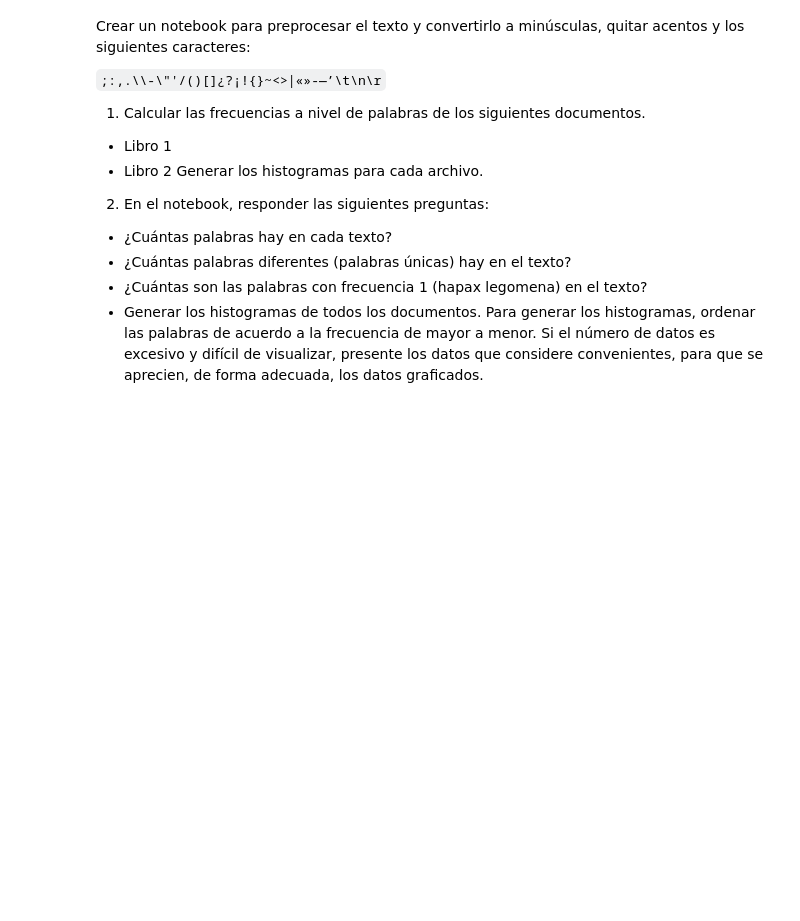
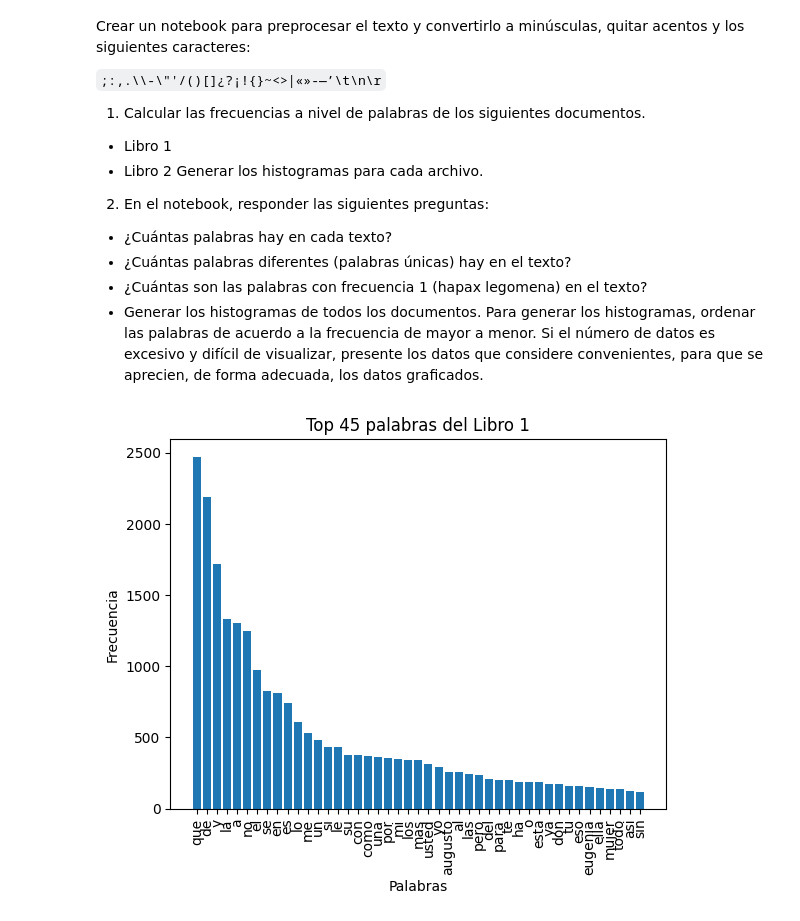
Before and after one commit to IzLuis/Maestria, a Jupyter notebook: Procesamiento de Información/Tareas/Tarea 2/Izquierdo_Luis_Entrega1B2.ipynb, the cells around one changed output. Saved outputs shown, nothing was run; the diff lists cells and outputs as text; code cells hidden in the pictures; blank space fills up the shorter version.

```diff
--- a/Procesamiento de Información/Tareas/Tarea 2/Izquierdo_Luis_Entrega1B2.ipynb
+++ b/Procesamiento de Información/Tareas/Tarea 2/Izquierdo_Luis_Entrega1B2.ipynb
@@ -72,3 +72,29 @@ text_5 = file.read()
 file.close()
 text_5 = text_5.lower()
 text_5 = re.sub(r"[;:,.\-\"'/\(\)\[\]¿?¡!\{\}~<>|«»-—’\t\n\r]", "", text_5)
+# %%
+
+def frecuencia(text, top_n):
+  palabras = re.findall(r'\w+', text)
+  frecuencia = {}
+  for palabra in palabras:
+    frecuencia[palabra] = frecuencia.get(palabra, 0) + 1
+
+  frecuencia = sorted(frecuencia.items(), key=lambda item: item[1], reverse=True)
+  return frecuencia[:top_n]
+# %%
+import matplotlib.pyplot as plt
+
+def histograma(word_frec, nombre, n):
+  palabras, frecuencia = zip(*word_frec)
+  plt.bar(palabras, frecuencia)
+  plt.xlabel("Palabras")
+  plt.ylabel("Frecuencia")
+  plt.title(f"Top {n} palabras del {nombre}")
+  plt.xticks(rotation=90)
+  plt.show()
+
+frecuencia_libro1 = frecuencia(libro_1, 45)
+histograma(frecuencia_libro1, "Libro 1", 45)
+# %% [output]
+[figure, added]
```
Also changed, not shown: parts of 1 cell of this notebook, 1 other file.
